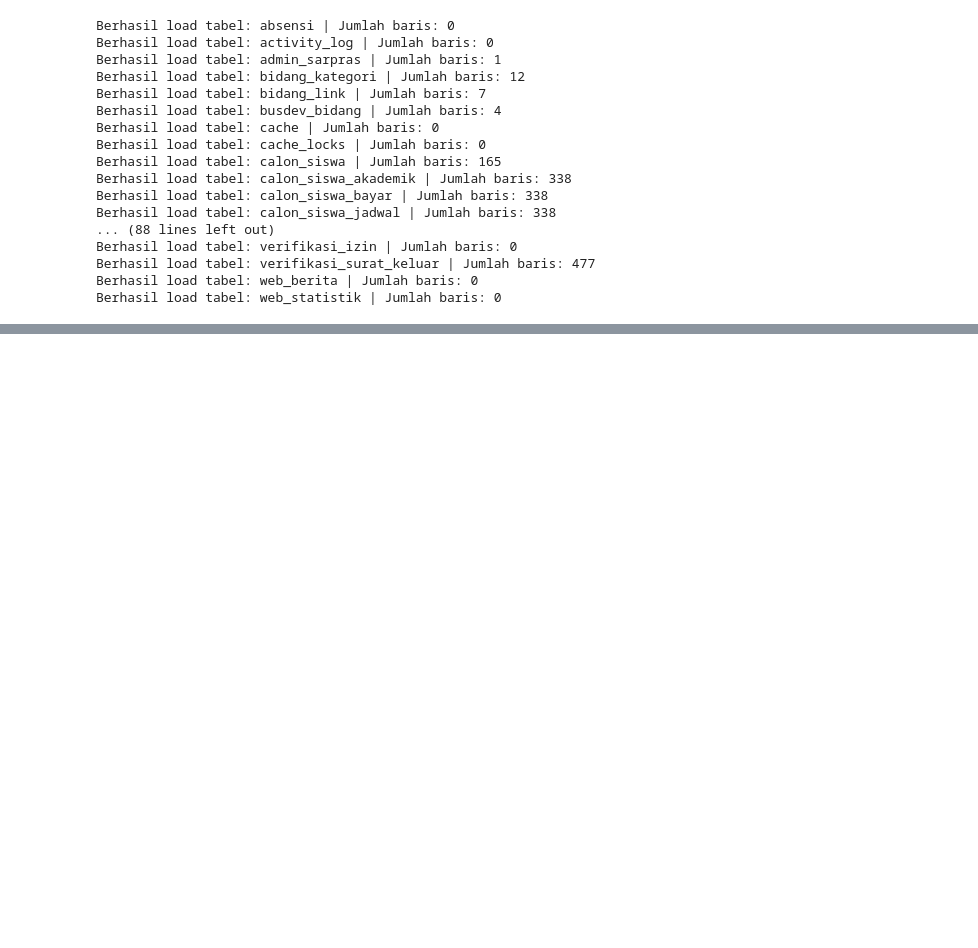
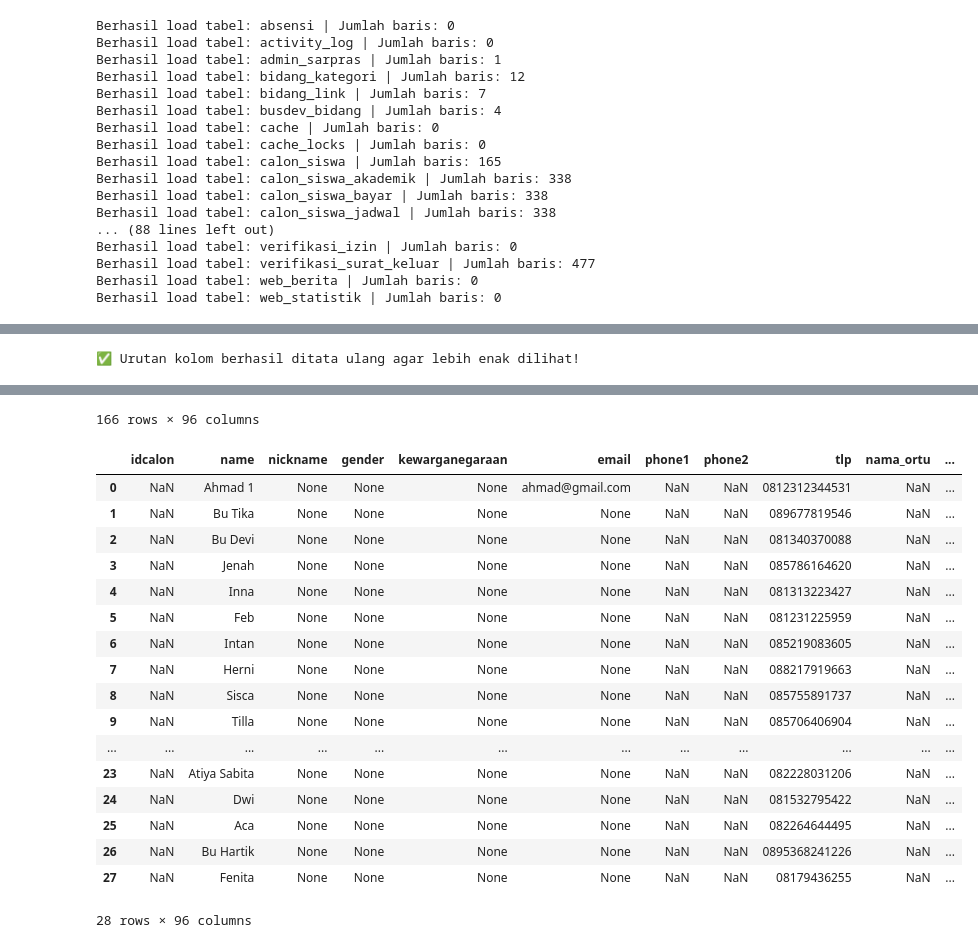
Before and after one commit to umamhaniff/DB_Migration_Leap, a Jupyter notebook: fase_3/script_cimut copy.ipynb, the cells around one changed output, grey strips where cells are left out. Drawn from its saved outputs; the diff is of its cells as text; code cells hidden in the pictures; blank space fills up the shorter version.

```diff
--- a/fase_3/script_cimut copy.ipynb
+++ b/fase_3/script_cimut copy.ipynb
@@ -1144,0 +1036,38 @@ print("✓ Berhasil mengamankan backup data ke berkas 'df_new_kontak_prospek.pkl
+# %%
+# 1. Tentukan urutan kolom yang ideal (kelompokkan berdasarkan kategori)
+urutan_kolom = [
+    # Identitas Utama
+    'idcalon', 'name', 'nickname', 'gender', 'kewarganegaraan', 'email',
+
+    # Kontak & Ortu
+    'phone1', 'phone2', 'tlp', 'nama_ortu', 'pekerjaan_ortu',
+
+    # Pendidikan & Sekolah
+    'sekolah', 'pernah_les', 'kesulitan_pelajaran', 'kurikulum', 'exp', 'activities', 'otherActivities',
+
+    # Wilayah (Baru & Lama)
+    'id_provinsi_baru', 'id_kabupaten_baru', 'id_kecamatan_baru', 'id_kelurahan_baru', 'alamat_lengkap',
+
+    # Pendaftaran & Program
+    'sumber_info', 'pilihan_program', 'jenis_program', 'tujuan_program', 'class_options', 'bank', 'bulan_masuk',
+
+    # Histori Proses / Sesi
+    'created_at', 'tanggal_trial', 'waktu_test1', 'waktu_test2', 'jenis_test', 'hasil_test', 'wawancara', 'diterima_dikelas',
+
+    # ID & Metadata Sistem
+    'idcatatanawal_admin', 'idcatatanawal_datautama', 'idpendkursus', 'status'
+]
+
+# 2. Tambahkan kolom yang mungkin belum masuk di daftar di atas (agar tidak hilang)
+kolom_tersisa = [col for col in table_3_left_join.columns if col not in urutan_kolom]
+urutan_final = urutan_kolom + kolom_tersisa
+
+# 3. Terapkan urutan baru ke DataFrame
+table_3_left_join = table_3_left_join[urutan_final]
+table_4_exclusive = table_4_exclusive[urutan_final]
+
+print("✅ Urutan kolom berhasil ditata ulang agar lebih enak dilihat!")
+display(table_3_left_join)
+display(table_4_exclusive)
+# %% [output]
+✅ Urutan kolom berhasil ditata ulang agar lebih enak dilihat!
@@ -1144,0 +1086,19 @@ print("✓ Berhasil mengamankan backup data ke berkas 'df_new_kontak_prospek.pkl
+166 rows × 96 columns
+|  | idcalon | name | nickname | gender | kewarganegaraan | email | phone1 | phone2 | tlp | nama_ortu | ... |
+| 0 | NaN | Ahmad 1 | None | None | None | ahmad@gmail.com | NaN | NaN | 0812312344531 | NaN | ... |
+| 1 | NaN | Bu Tika | None | None | None | None | NaN | NaN | 089677819546 | NaN | ... |
+| 2 | NaN | Bu Devi | None | None | None | None | NaN | NaN | 081340370088 | NaN | ... |
+| 3 | NaN | Jenah | None | None | None | None | NaN | NaN | 085786164620 | NaN | ... |
+| 4 | NaN | Inna | None | None | None | None | NaN | NaN | 081313223427 | NaN | ... |
+| 5 | NaN | Feb | None | None | None | None | NaN | NaN | 081231225959 | NaN | ... |
+| 6 | NaN | Intan | None | None | None | None | NaN | NaN | 085219083605 | NaN | ... |
+| 7 | NaN | Herni | None | None | None | None | NaN | NaN | 088217919663 | NaN | ... |
+| 8 | NaN | Sisca | None | None | None | None | NaN | NaN | 085755891737 | NaN | ... |
+| 9 | NaN | Tilla | None | None | None | None | NaN | NaN | 085706406904 | NaN | ... |
+| ... | ... | ... | ... | ... | ... | ... | ... | ... | ... | ... | ... |
+| 23 | NaN | Atiya Sabita | None | None | None | None | NaN | NaN | 082228031206 | NaN | ... |
+| 24 | NaN | Dwi | None | None | None | None | NaN | NaN | 081532795422 | NaN | ... |
+| 25 | NaN | Aca | None | None | None | None | NaN | NaN | 082264644495 | NaN | ... |
+| 26 | NaN | Bu Hartik | None | None | None | None | NaN | NaN | 0895368241226 | NaN | ... |
+| 27 | NaN | Fenita | None | None | None | None | NaN | NaN | 08179436255 | NaN | ... |
+28 rows × 96 columns
```
Also changed, not shown: parts of 67 cells of this notebook, 12 other files.
